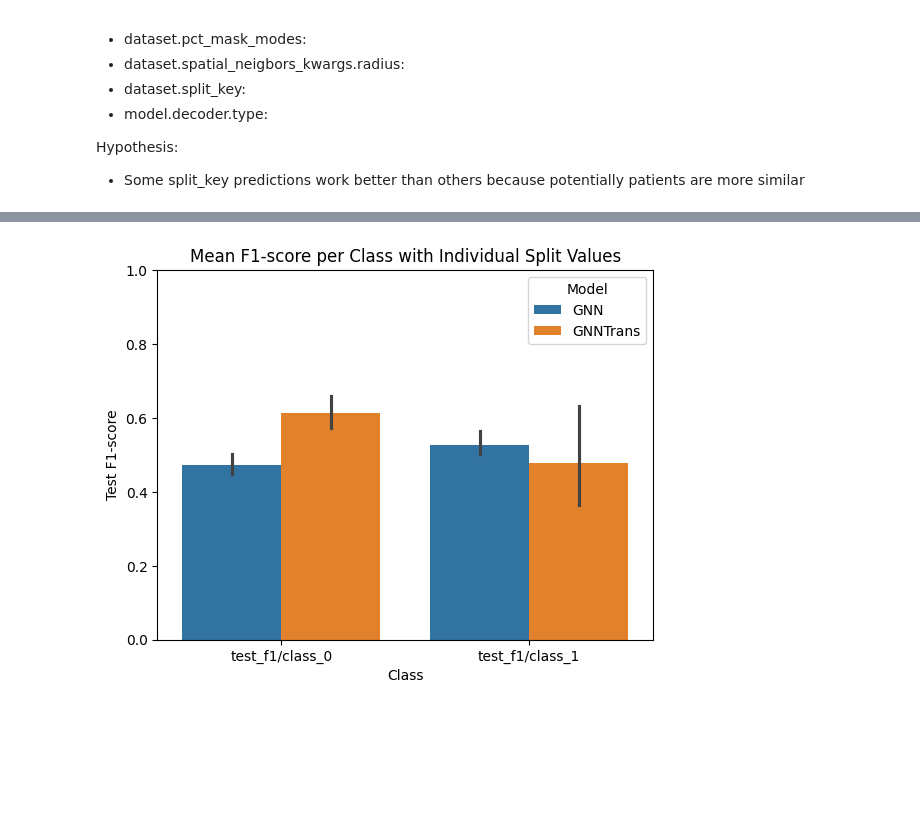
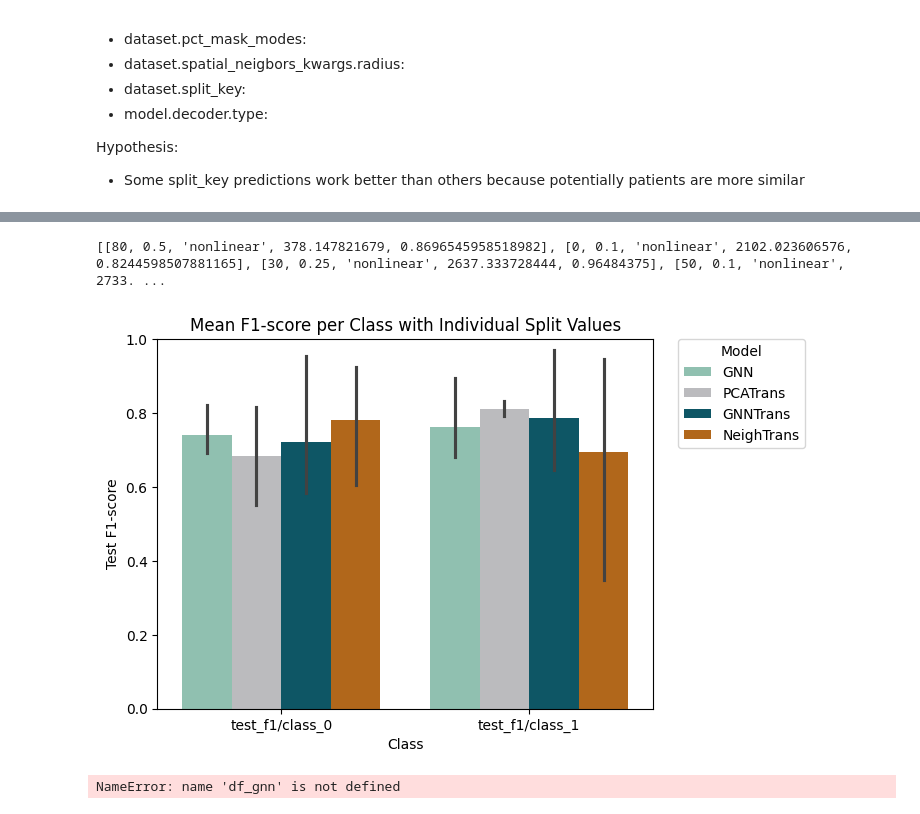
Before and after one commit to theislab/interscale, a Jupyter notebook: docs/notebooks/publication/pancreas_condition.ipynb, the cells around one changed output, grey strips where cells are left out. Saved outputs shown, nothing was run; the diff lists cells and outputs as text; code cells hidden in the pictures; blank space fills up the shorter version.

Commit message:
neighbor aggregation

```diff
--- a/docs/notebooks/publication/pancreas_condition.ipynb
+++ b/docs/notebooks/publication/pancreas_condition.ipynb
@@ -187,2 +218,22 @@ def plot_f1_barplot(df_list, model_names, split_scatter=False):
     plt.ylim((0,1))
     plt.show()
+# %%
+radius = 30
+pct_mask_nodes = 0.1
+decoder_type = 'nonlinear'
+
+class_dict = {'test_f1/class_0': 'ND',
+              'test_f1/class_1': 'T1D',}
+
+df_list = [df_GNN.copy(), df_PCATrans.copy(), df_GNNTrans.copy(), df_NeighTrans.copy()]
+
+for idx in range(len(df_list)):
+
+    # Apply filters to the whole DataFrame
+    df_list[idx] = df_list[idx][
+        (df_list[idx]['radius'] == radius) &
+        (df_list[idx]['pct_mask_nodes'] == pct_mask_nodes) &
+        (df_list[idx]['decoder_type'] == decoder_type)
+    ]
+
+plot_f1_barplot(df_list, ['GNN', 'PCATrans', 'GNNTrans', 'NeighTrans'], False)
@@ -189,22 +242,40 @@ def plot_f1_barplot(df_list, model_names, split_scatter=False):
 # %%
-radius = 400
-pct_mask_nodes = 0.25
-decoder_type = 'nonlinear'
+radius = 50
+pct_mask_nodes = 0.1
+decoder_type = 'linear'
 
 class_dict = {'test_f1/class_0': 'ND',
               'test_f1/class_1': 'T1D',}
 
-df_list = [df_GNN.copy(), df_GNNTrans.copy(), df_PCATrans.copy()]
+df_list = [df_GNN.copy(), df_PCATrans.copy(), df_GNNTrans.copy(), df_NeighTrans.copy()]
+
+## get sweep results for parameters
+best_value = []
+for df in [df_GNN.copy(), df_PCATrans.copy(), df_GNNTrans.copy(), df_NeighTrans.copy()]:
+    best = df.iloc[df['test_acc'].idxmax()]
+    best_value.append([best['radius'], best['pct_mask_nodes'], best['decoder_type'], best['runtime_seconds'], best['test_acc']])
+
+print(best_value)
 
 for idx in range(len(df_list)):
 
     # Apply filters to the whole DataFrame
     df_list[idx] = df_list[idx][
-        (df_list[idx]['radius'] == radius) &
-        (df_list[idx]['pct_mask_nodes'] == pct_mask_nodes) &
-        (df_list[idx]['decoder_type'] == decoder_type)
+        (df_list[idx]['radius'] == best_value[idx][0]) &
+        (df_list[idx]['pct_mask_nodes'] == best_value[idx][1]) &
+        (df_list[idx]['decoder_type'] == best_value[idx][2])
     ]
 
-plot_f1_barplot(df_list, ['GNN', 'GNNTrans', 'PCATrans'], False)
+plot_f1_barplot(df_list, ['GNN', 'PCATrans', 'GNNTrans', 'NeighTrans'], False)
 # %% [output]
+[[80, 0.5, 'nonlinear', 378.147821679, 0.8696545958518982], [0, 0.1, 'nonlinear', 2102.023606576, 0.8244598507881165], [30, 0.25, 'nonlinear', 2637.333728444, 0.96484375], [50, 0.1, 'nonlinear', 2733. ...
-[figure, old version]
+[figure, new version]
+# %%
+df_melted = pd.melt(df_gnn,
+                    id_vars=['split_key', 'model'],  # Keep the 'split_key' column
+                    value_vars=[col for col in df.columns if col.startswith('test_f1/class_')],  # Select columns starting with 'test_f1/class_'
+                    var_name='class',  # Name for the new column containing the class information
+                    value_name='test_f1'  # Name for the new column containing the F1 score values
+                   )
+# %% [output]
+NameError: name 'df_gnn' is not defined
```
Also changed, not shown: parts of 12 cells of this notebook, 17 other files.
